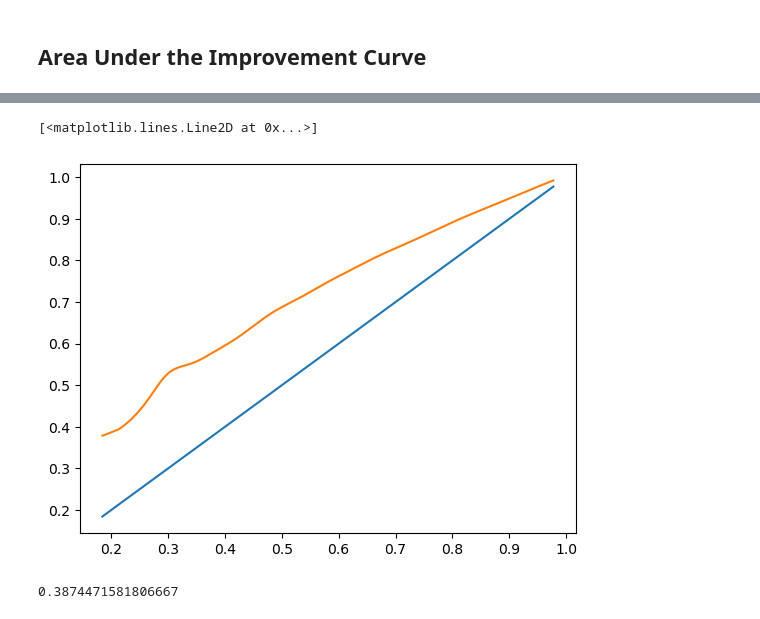
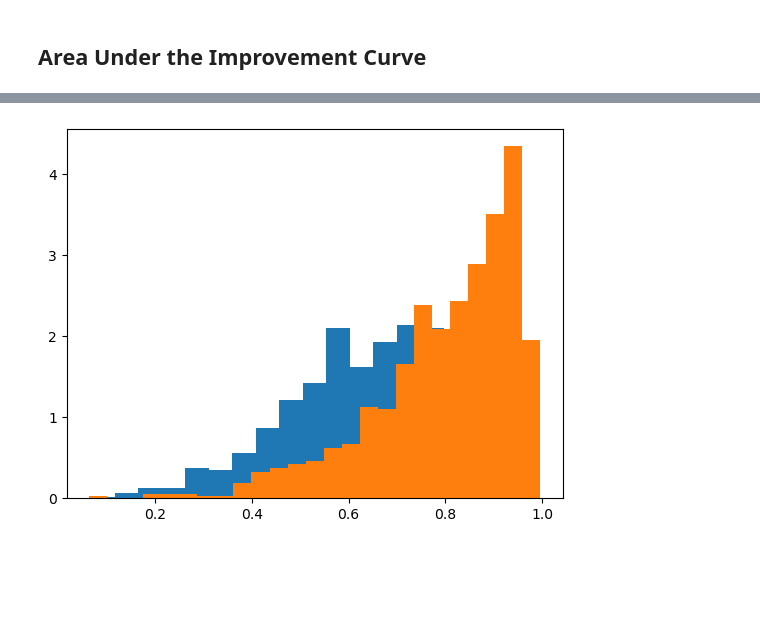
Before and after one commit to ioverho/ioverho.github.io, a Jupyter notebook: content/blog/Comparing Ratios/comparing_rates.ipynb, the cells around one changed output, grey strips where cells are left out. Saved outputs shown, nothing was run; the diff lists cells and outputs as text; code cells hidden in the pictures; blank space fills up the shorter version.

```diff
--- a/content/blog/Comparing Ratios/comparing_rates.ipynb
+++ b/content/blog/Comparing Ratios/comparing_rates.ipynb
@@ -580,5 +622,7 @@ log_odds_ratio()
 # %%
-samples_1 = rng.beta(a=8, b=4, size=10000)
+samples_1 = rng.beta(a=4, b=2, size=1000)
 
-samples_2 = odds(samples_1) * rng.gamma(shape=5, scale=0.5, size=10000)
-samples_2 = samples_2 / (1 + samples_2)
+odds_change = rng.gamma(shape=5, scale=0.5, size=1000)
+
+samples_2_odds = odds(samples_1) * odds_change
+samples_2 = samples_2_odds / (1 + samples_2_odds)
@@ -620,6 +628,0 @@ sorted_predictions = predictions[sort_idx]
-# %%
-plt.plot(sorted_samples_1, sorted_samples_1)
-plt.plot(sorted_samples_1, sorted_predictions)
-# %% [output]
-[<matplotlib.lines.Line2D at 0x...>]
-[figure, removed]
@@ -630,4 +629,16 @@ no_improvement_area = (
-# %%
-no_improvement_area
-# %% [output]
-0.3874471581806667
+# %%
+plt.hist(
+    samples_1,
+    bins="auto",
+    density=True,
+)
+
+plt.hist(
+    samples_2,
+    bins="auto",
+    density=True,
+)
+
+plt.show()
+# %% [output]
+[figure, added]
```
Also changed, not shown: parts of 26 cells of this notebook, 17 other files.
